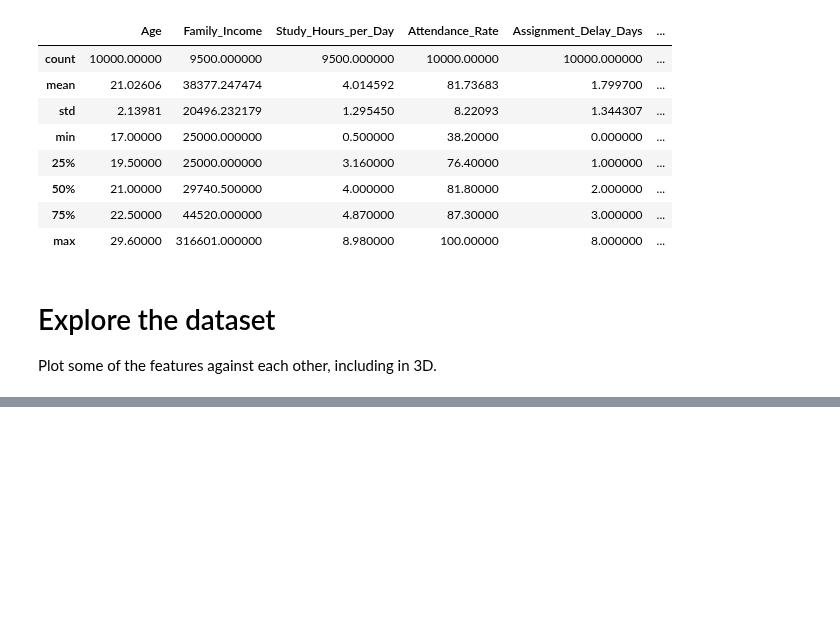
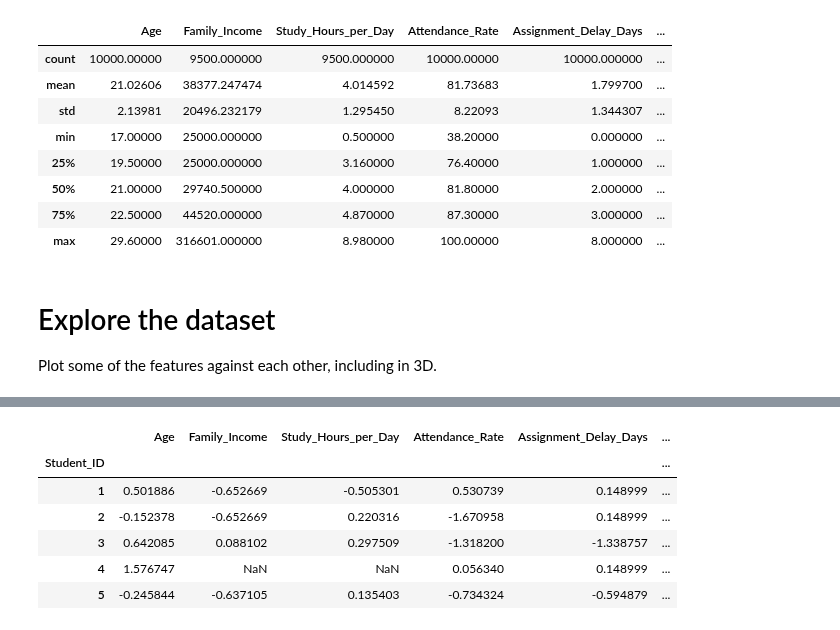
Before and after one commit to mothibimalebana/drop-out-classification, a Jupyter notebook: main.ipynb, the cells around one changed output, grey strips where cells are left out. Cells and saved outputs as stored; diff of their text form; code cells hidden in the pictures; blank space fills up the shorter version.

Commit message:
Label and split data

```diff
--- a/main.ipynb
+++ b/main.ipynb
@@ -67,0 +74,22 @@ for x_axis_data, y_axis_data in [
+# %%
+feature_mean = df.mean(numeric_only=True)We can then randomize and partition the dataset into train, validation, and test splits, consisting of 80%, 10%, and 10% of the dataset respectively.
+
+We will use the training data to learn the model parameters, then use the validation data to evaluate different models, and finally use the test data to compute the final metrics for the model that performed best on the validation data.
+feature_std = df.std(numeric_only=True)
+numerical_features = df.select_dtypes('number').columns
+normalized_dataset = (
+    df[numerical_features] - feature_mean
+) / feature_std
+
+# Copy the class to the new dataframe
+normalized_dataset['Dropout'] = df['Dropout']
+
+normalized_dataset.head()
+# %% [output]
+|  | Age | Family_Income | Study_Hours_per_Day | Attendance_Rate | Assignment_Delay_Days | ... |
+| Student_ID |  |  |  |  |  | ... |
+| 1 | 0.501886 | -0.652669 | -0.505301 | 0.530739 | 0.148999 | ... |
+| 2 | -0.152378 | -0.652669 | 0.220316 | -1.670958 | 0.148999 | ... |
+| 3 | 0.642085 | 0.088102 | 0.297509 | -1.318200 | -1.338757 | ... |
+| 4 | 1.576747 | NaN | NaN | 0.056340 | 0.148999 | ... |
+| 5 | -0.245844 | -0.637105 | 0.135403 | -0.734324 | -0.594879 | ... |
```
Also changed, not shown: parts of 8 cells of this notebook.
